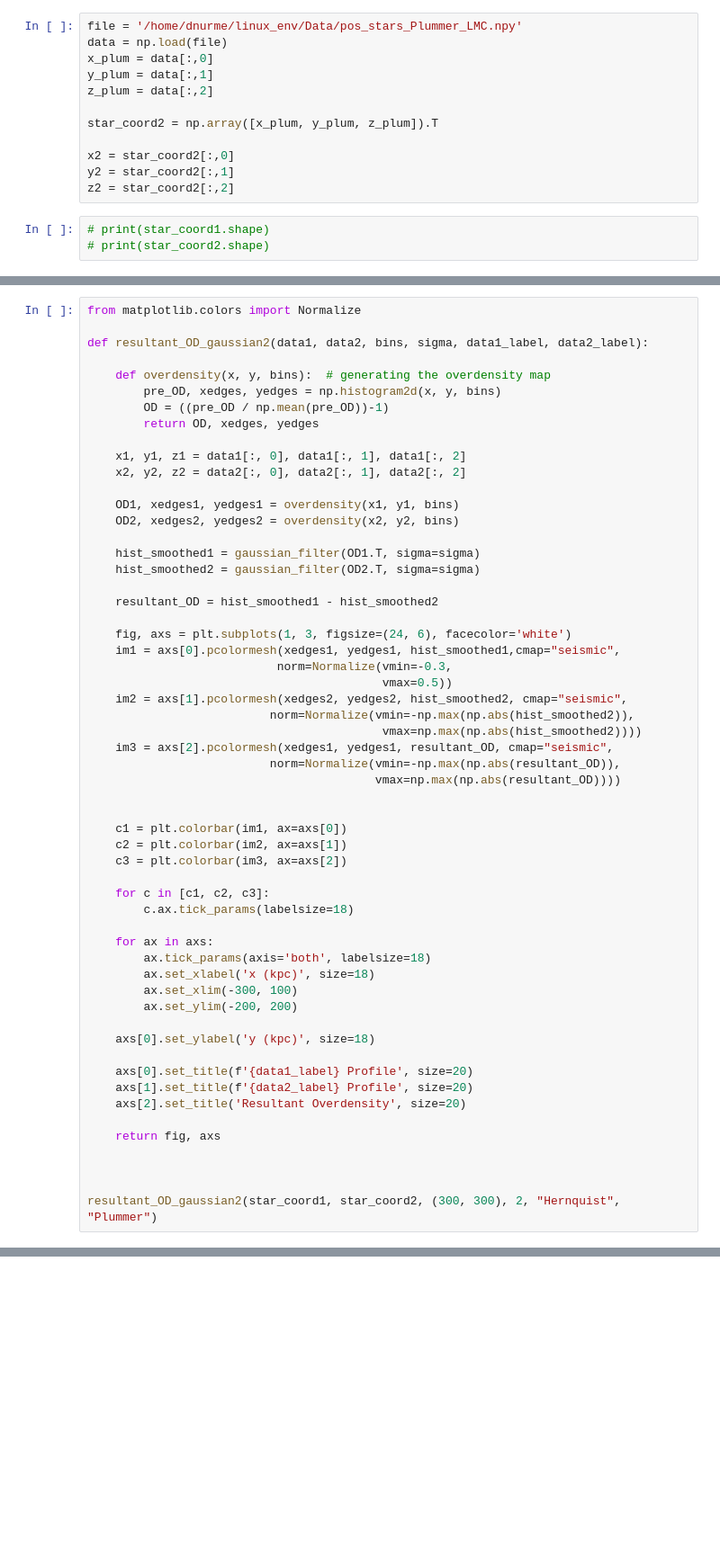
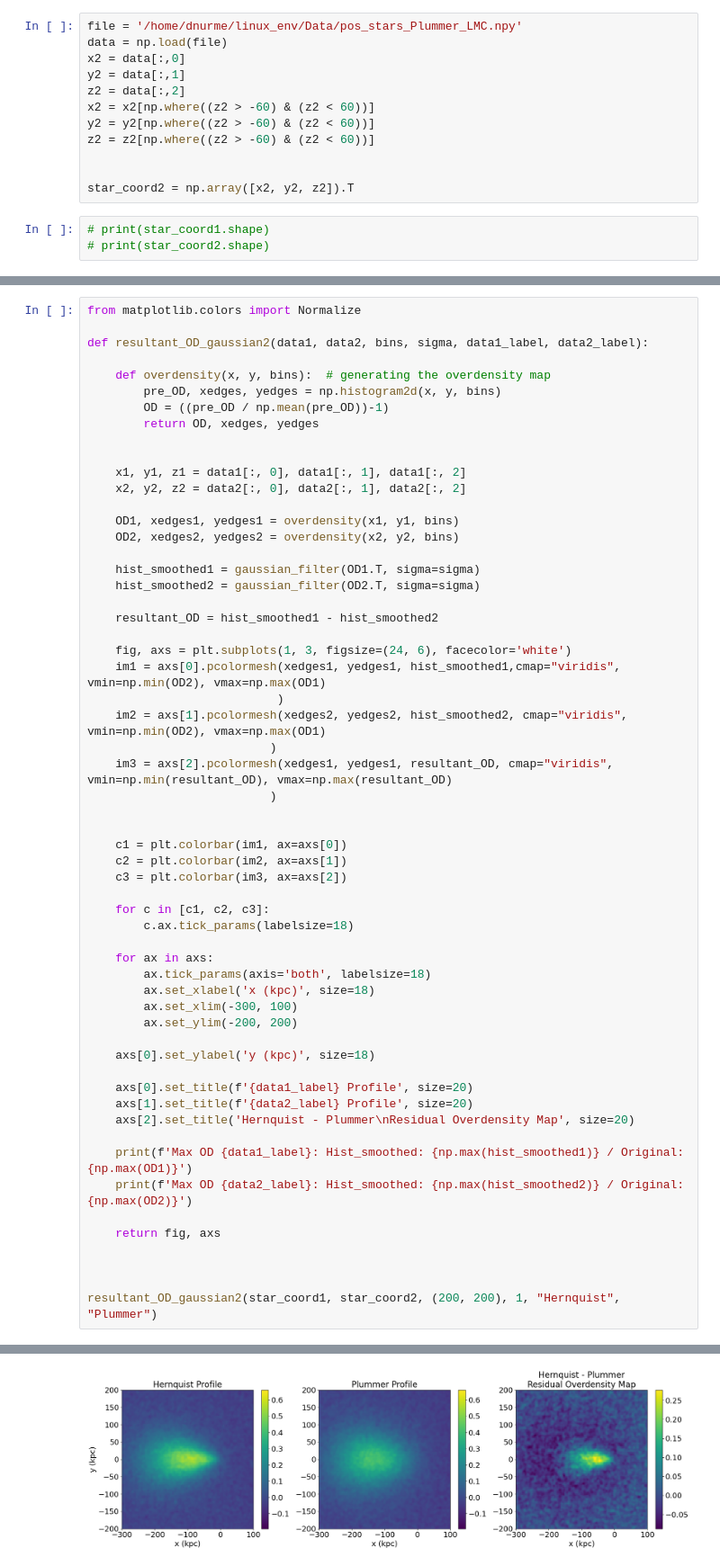
Before and after one commit to TheArchAstronomer/My_thesis, a Jupyter notebook: Plum-Hern.ipynb, the cells around one changed output, grey strips where cells are left out. Shown at 90% size. Cells and saved outputs as stored; diff of their text form; blank space fills up the shorter version.

```diff
--- a/Plum-Hern.ipynb
+++ b/Plum-Hern.ipynb
@@ -53,15 +72,15 @@ z1 = star_coord1[:,2]
 # %%
 file = '/home/dnurme/linux_env/Data/pos_stars_Plummer_LMC.npy'
 data = np.load(file)
-x_plum = data[:,0]
-y_plum = data[:,1]
-z_plum = data[:,2]
+x2 = data[:,0]
+y2 = data[:,1]
+z2 = data[:,2]
+x2 = x2[np.where((z2 > -60) & (z2 < 60))]
+y2 = y2[np.where((z2 > -60) & (z2 < 60))]
+z2 = z2[np.where((z2 > -60) & (z2 < 60))]
 
-star_coord2 = np.array([x_plum, y_plum, z_plum]).T
 
-x2 = star_coord2[:,0]
-y2 = star_coord2[:,1]
-z2 = star_coord2[:,2]
+star_coord2 = np.array([x2, y2, z2]).T
 # %%
 # print(star_coord1.shape)
 # print(star_coord2.shape)
@@ -76,6 +95,7 @@ def resultant_OD_gaussian2(data1, data2, bins, sigma, data1_label, data2_label):
         pre_OD, xedges, yedges = np.histogram2d(x, y, bins)
         OD = ((pre_OD / np.mean(pre_OD))-1)
         return OD, xedges, yedges
+
 
     x1, y1, z1 = data1[:, 0], data1[:, 1], data1[:, 2]
     x2, y2, z2 = data2[:, 0], data2[:, 1], data2[:, 2]
@@ -89,15 +109,12 @@ def resultant_OD_gaussian2(data1, data2, bins, sigma, data1_label, data2_label):
     resultant_OD = hist_smoothed1 - hist_smoothed2
 
     fig, axs = plt.subplots(1, 3, figsize=(24, 6), facecolor='white')
-    im1 = axs[0].pcolormesh(xedges1, yedges1, hist_smoothed1,cmap="seismic",
-                           norm=Normalize(vmin=-0.3,
-                                          vmax=0.5))
-    im2 = axs[1].pcolormesh(xedges2, yedges2, hist_smoothed2, cmap="seismic",
-                          norm=Normalize(vmin=-np.max(np.abs(hist_smoothed2)),
-                                          vmax=np.max(np.abs(hist_smoothed2))))
-    im3 = axs[2].pcolormesh(xedges1, yedges1, resultant_OD, cmap="seismic",
-                          norm=Normalize(vmin=-np.max(np.abs(resultant_OD)),
-                                         vmax=np.max(np.abs(resultant_OD))))
+    im1 = axs[0].pcolormesh(xedges1, yedges1, hist_smoothed1,cmap="viridis", vmin=np.min(OD2), vmax=np.max(OD1)
+                           )
+    im2 = axs[1].pcolormesh(xedges2, yedges2, hist_smoothed2, cmap="viridis", vmin=np.min(OD2), vmax=np.max(OD1)
+                          )
+    im3 = axs[2].pcolormesh(xedges1, yedges1, resultant_OD, cmap="viridis", vmin=np.min(resultant_OD), vmax=np.max(resultant_OD)
+                          )
 
 
     c1 = plt.colorbar(im1, ax=axs[0])
@@ -117,10 +134,14 @@ def resultant_OD_gaussian2(data1, data2, bins, sigma, data1_label, data2_label):
 
     axs[0].set_title(f'{data1_label} Profile', size=20)
     axs[1].set_title(f'{data2_label} Profile', size=20)
-    axs[2].set_title('Resultant Overdensity', size=20)
+    axs[2].set_title('Hernquist - Plummer\nResidual Overdensity Map', size=20)
+
+    print(f'Max OD {data1_label}: Hist_smoothed: {np.max(hist_smoothed1)} / Original: {np.max(OD1)}')
+    print(f'Max OD {data2_label}: Hist_smoothed: {np.max(hist_smoothed2)} / Original: {np.max(OD2)}')
 
     return fig, axs
 
 
 
-resultant_OD_gaussian2(star_coord1, star_coord2, (300, 300), 2, "Hernquist", "Plummer")
+resultant_OD_gaussian2(star_coord1, star_coord2, (200, 200), 1, "Hernquist", "Plummer")
+# %% [output]
@@ -126,0 +155 @@ resultant_OD_gaussian2(star_coord1, star_coord2, (300, 300), 2, "Hernquist", "Pl
+[figure, added]
```
Also changed, not shown: parts of 5 cells of this notebook, 4 other files.
